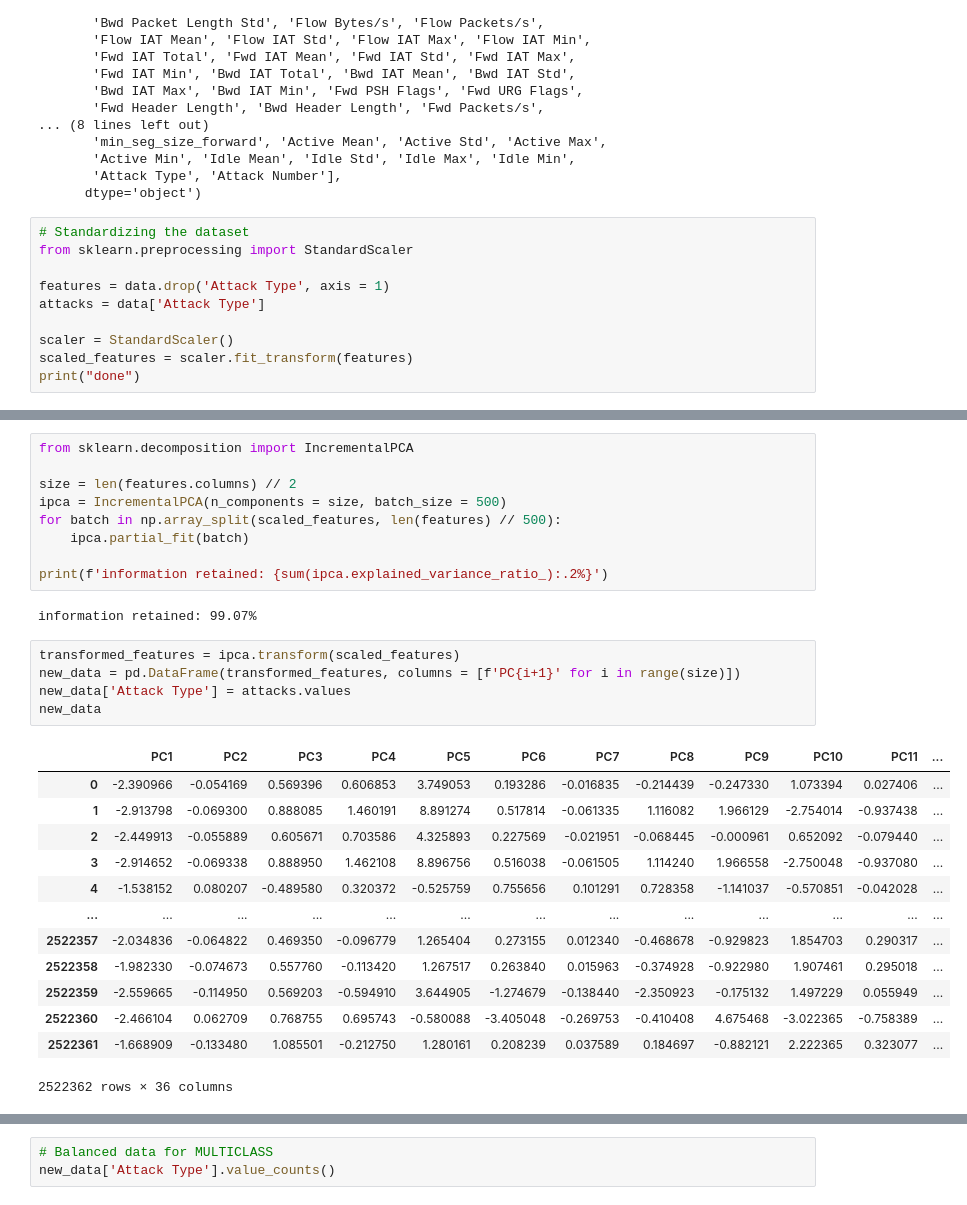
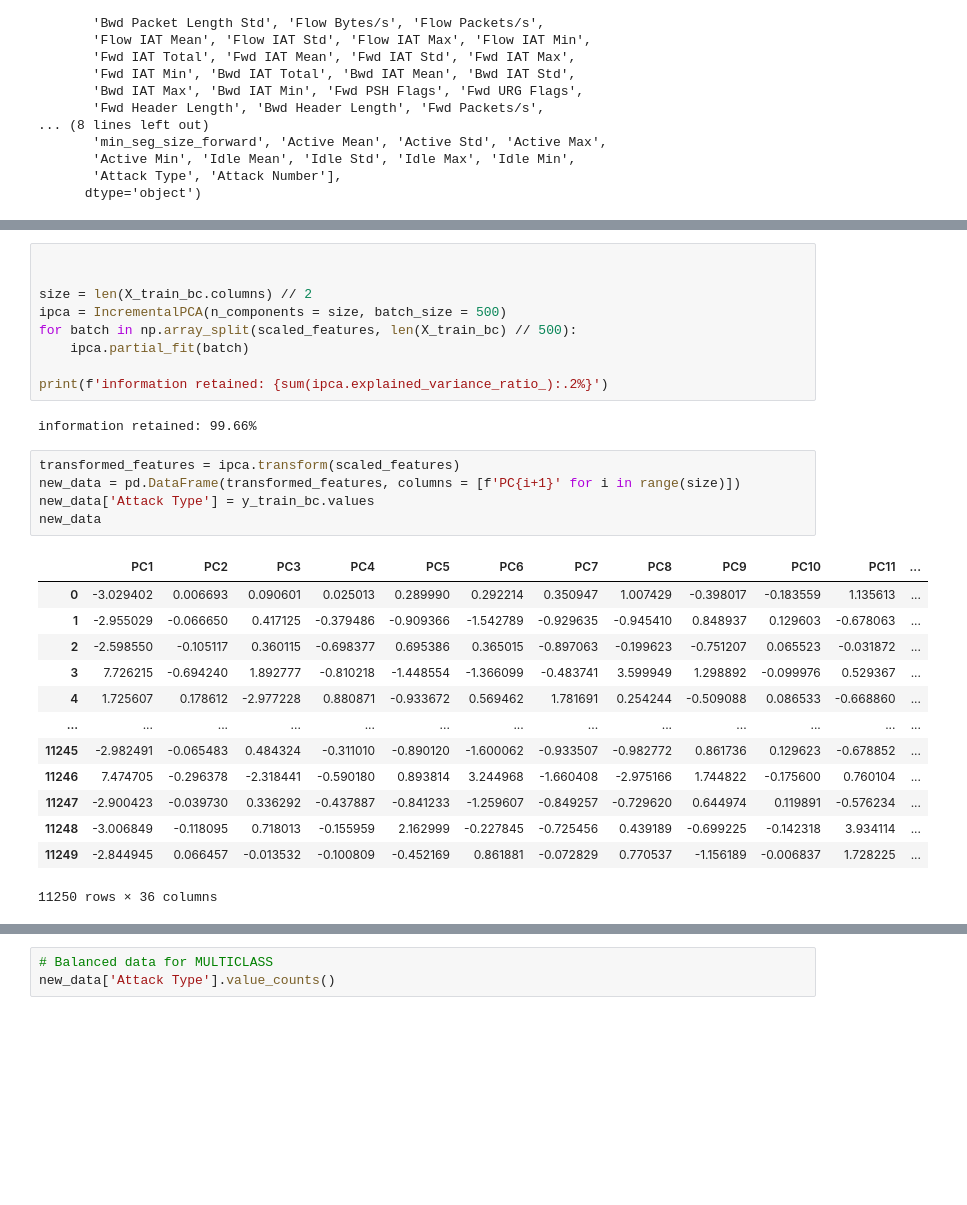
Before and after one commit to weluvgoatz/CMPE-272, a Jupyter notebook: src/model.ipynb, the cells around one changed output, grey strips where cells are left out. Cells and saved outputs as stored; diff of their text form; blank space fills up the shorter version.

```diff
--- a/src/model.ipynb
+++ b/src/model.ipynb
@@ -223,13 +223,3 @@ Index(['Destination Port', 'Flow Duration', 'Total Fwd Packets',
        'Active Min', 'Idle Mean', 'Idle Std', 'Idle Max', 'Idle Min',
        'Attack Type', 'Attack Number'],
       dtype='object')
-# %%
-# Standardizing the dataset
-from sklearn.preprocessing import StandardScaler
-
-features = data.drop('Attack Type', axis = 1)
-attacks = data['Attack Type']
-
-scaler = StandardScaler()
-scaled_features = scaler.fit_transform(features)
-print("done")
@@ -238,30 +271,30 @@ done
 # %%
-from sklearn.decomposition import IncrementalPCA
 
-size = len(features.columns) // 2
+
+size = len(X_train_bc.columns) // 2
 ipca = IncrementalPCA(n_components = size, batch_size = 500)
-for batch in np.array_split(scaled_features, len(features) // 500):
+for batch in np.array_split(scaled_features, len(X_train_bc) // 500):
     ipca.partial_fit(batch)
 
 print(f'information retained: {sum(ipca.explained_variance_ratio_):.2%}')
 # %% [output]
-information retained: 99.07%
+information retained: 99.66%
 # %%
 transformed_features = ipca.transform(scaled_features)
 new_data = pd.DataFrame(transformed_features, columns = [f'PC{i+1}' for i in range(size)])
-new_data['Attack Type'] = attacks.values
+new_data['Attack Type'] = y_train_bc.values
 new_data
 # %% [output]
 |  | PC1 | PC2 | PC3 | PC4 | PC5 | PC6 | PC7 | PC8 | PC9 | PC10 | PC11 | ... |
-| 0 | -2.390966 | -0.054169 | 0.569396 | 0.606853 | 3.749053 | 0.193286 | -0.016835 | -0.214439 | -0.247330 | 1.073394 | 0.027406 | ... |
-| 1 | -2.913798 | -0.069300 | 0.888085 | 1.460191 | 8.891274 | 0.517814 | -0.061335 | 1.116082 | 1.966129 | -2.754014 | -0.937438 | ... |
-| 2 | -2.449913 | -0.055889 | 0.605671 | 0.703586 | 4.325893 | 0.227569 | -0.021951 | -0.068445 | -0.000961 | 0.652092 | -0.079440 | ... |
-| 3 | -2.914652 | -0.069338 | 0.888950 | 1.462108 | 8.896756 | 0.516038 | -0.061505 | 1.114240 | 1.966558 | -2.750048 | -0.937080 | ... |
-| 4 | -1.538152 | 0.080207 | -0.489580 | 0.320372 | -0.525759 | 0.755656 | 0.101291 | 0.728358 | -1.141037 | -0.570851 | -0.042028 | ... |
+| 0 | -3.029402 | 0.006693 | 0.090601 | 0.025013 | 0.289990 | 0.292214 | 0.350947 | 1.007429 | -0.398017 | -0.183559 | 1.135613 | ... |
+| 1 | -2.955029 | -0.066650 | 0.417125 | -0.379486 | -0.909366 | -1.542789 | -0.929635 | -0.945410 | 0.848937 | 0.129603 | -0.678063 | ... |
+| 2 | -2.598550 | -0.105117 | 0.360115 | -0.698377 | 0.695386 | 0.365015 | -0.897063 | -0.199623 | -0.751207 | 0.065523 | -0.031872 | ... |
+| 3 | 7.726215 | -0.694240 | 1.892777 | -0.810218 | -1.448554 | -1.366099 | -0.483741 | 3.599949 | 1.298892 | -0.099976 | 0.529367 | ... |
+| 4 | 1.725607 | 0.178612 | -2.977228 | 0.880871 | -0.933672 | 0.569462 | 1.781691 | 0.254244 | -0.509088 | 0.086533 | -0.668860 | ... |
 | ... | ... | ... | ... | ... | ... | ... | ... | ... | ... | ... | ... | ... |
-| 2522357 | -2.034836 | -0.064822 | 0.469350 | -0.096779 | 1.265404 | 0.273155 | 0.012340 | -0.468678 | -0.929823 | 1.854703 | 0.290317 | ... |
-| 2522358 | -1.982330 | -0.074673 | 0.557760 | -0.113420 | 1.267517 | 0.263840 | 0.015963 | -0.374928 | -0.922980 | 1.907461 | 0.295018 | ... |
-| 2522359 | -2.559665 | -0.114950 | 0.569203 | -0.594910 | 3.644905 | -1.274679 | -0.138440 | -2.350923 | -0.175132 | 1.497229 | 0.055949 | ... |
-| 2522360 | -2.466104 | 0.062709 | 0.768755 | 0.695743 | -0.580088 | -3.405048 | -0.269753 | -0.410408 | 4.675468 | -3.022365 | -0.758389 | ... |
-| 2522361 | -1.668909 | -0.133480 | 1.085501 | -0.212750 | 1.280161 | 0.208239 | 0.037589 | 0.184697 | -0.882121 | 2.222365 | 0.323077 | ... |
+| 11245 | -2.982491 | -0.065483 | 0.484324 | -0.311010 | -0.890120 | -1.600062 | -0.933507 | -0.982772 | 0.861736 | 0.129623 | -0.678852 | ... |
+| 11246 | 7.474705 | -0.296378 | -2.318441 | -0.590180 | 0.893814 | 3.244968 | -1.660408 | -2.975166 | 1.744822 | -0.175600 | 0.760104 | ... |
+| 11247 | -2.900423 | -0.039730 | 0.336292 | -0.437887 | -0.841233 | -1.259607 | -0.849257 | -0.729620 | 0.644974 | 0.119891 | -0.576234 | ... |
+| 11248 | -3.006849 | -0.118095 | 0.718013 | -0.155959 | 2.162999 | -0.227845 | -0.725456 | 0.439189 | -0.699225 | -0.142318 | 3.934114 | ... |
+| 11249 | -2.844945 | 0.066457 | -0.013532 | -0.100809 | -0.452169 | 0.861881 | -0.072829 | 0.770537 | -1.156189 | -0.006837 | 1.728225 | ... |
-2522362 rows × 36 columns
+11250 rows × 36 columns
```
Also changed, not shown: parts of 6 cells of this notebook.
